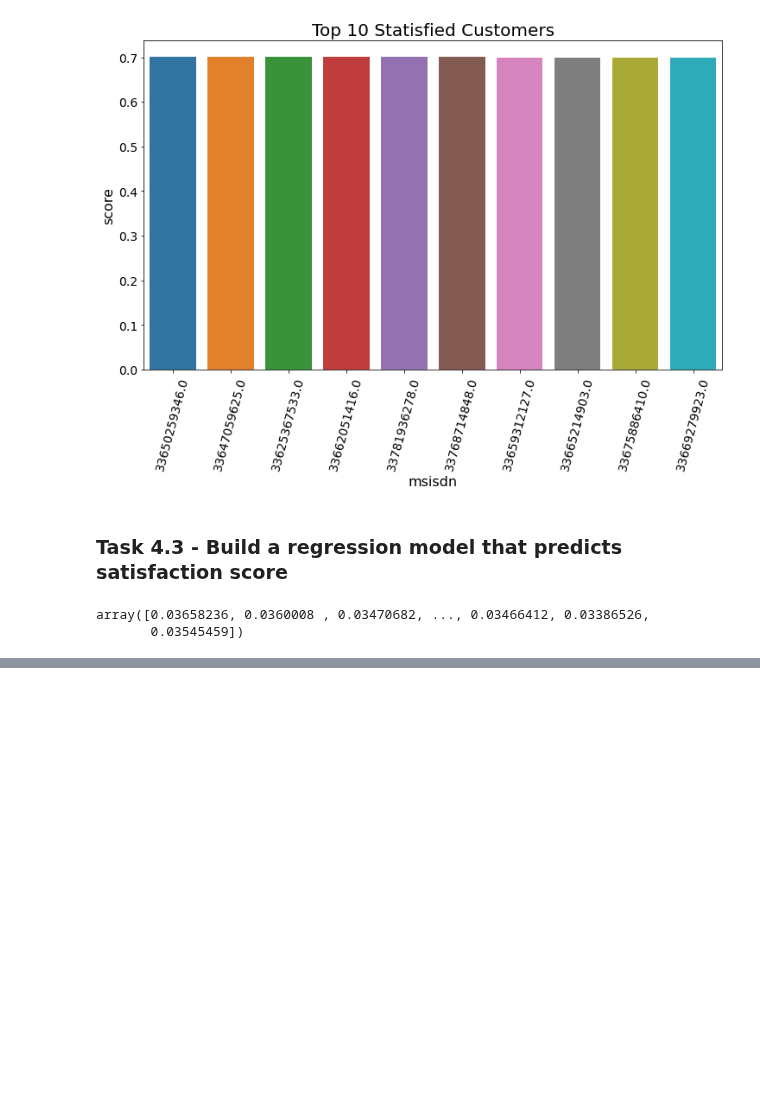
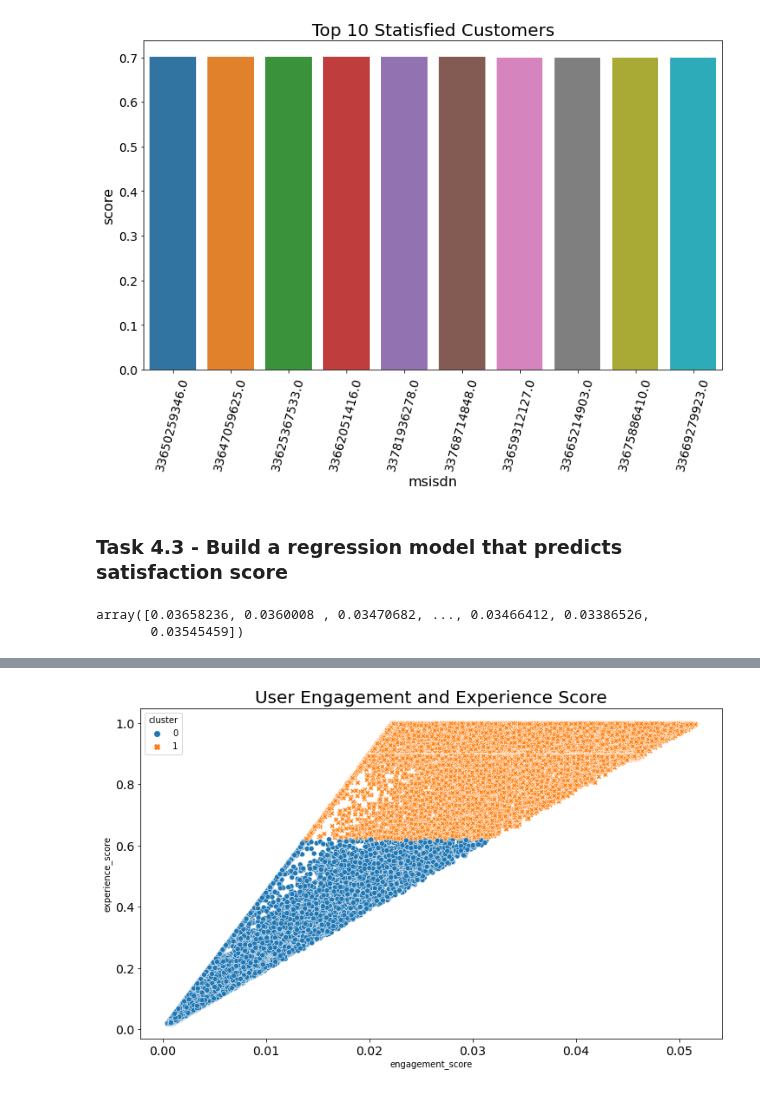
Before and after one commit to teddyk251/Telecom-Data-Analysis, a Jupyter notebook: notebooks/UserSatisfactionAnalysis.ipynb, the cells around one changed output, grey strips where cells are left out. Drawn from its saved outputs; the diff is of its cells as text; code cells hidden in the pictures; blank space fills up the shorter version.

```diff
--- a/notebooks/UserSatisfactionAnalysis.ipynb
+++ b/notebooks/UserSatisfactionAnalysis.ipynb
@@ -96,0 +118,17 @@ array([0.03658236, 0.0360008 , 0.03470682, ..., 0.03466412, 0.03386526,
+# %%
+# Normalize the data before clustering
+normalized_score_df = cleaner.normalizer(cleaned_score_df)
+# %%
+kmeans = KMeans(n_clusters=2, init='k-means++', random_state=10).fit(normalized_score_df)
+pred = kmeans.predict(normalized_score_df)
+
+score_df_with_cluster = score_df.copy()
+score_df_with_cluster['cluster'] = pred
+score_df_with_cluster['cluster'].value_counts()
+
+norm_score = normalized_score_df.copy()
+norm_score['cluster'] = pred
+# %%
+Plotter.plot_scatter(norm_score,'engagement_score', 'experience_score', 'User Engagement and Experience Score','cluster','cluster')
+# %% [output]
+[figure, added]
```
Also changed, not shown: parts of 5 cells of this notebook.
